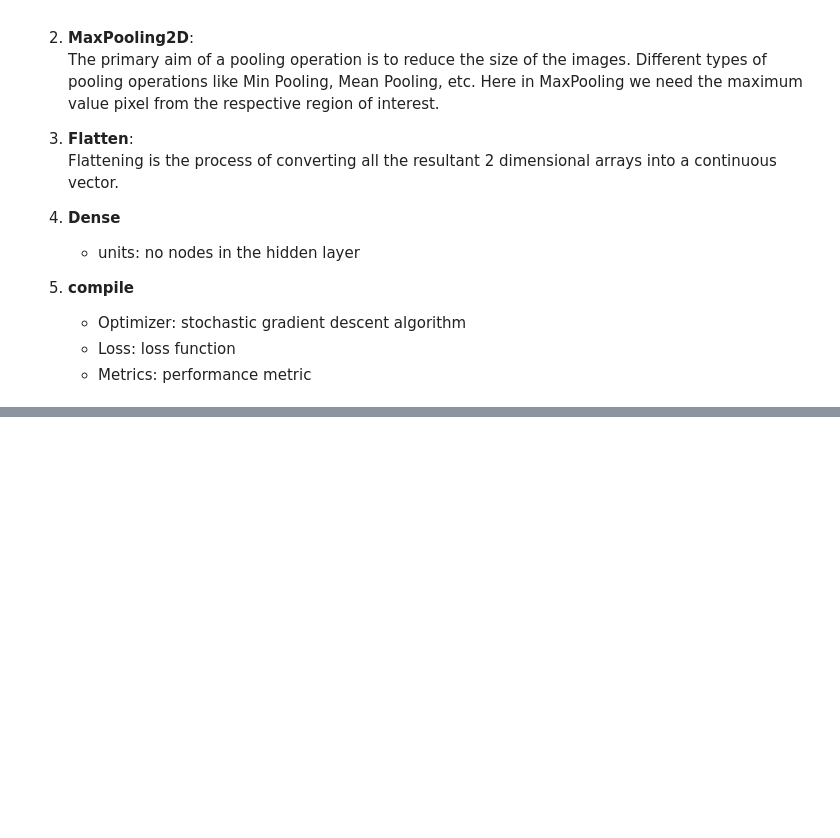
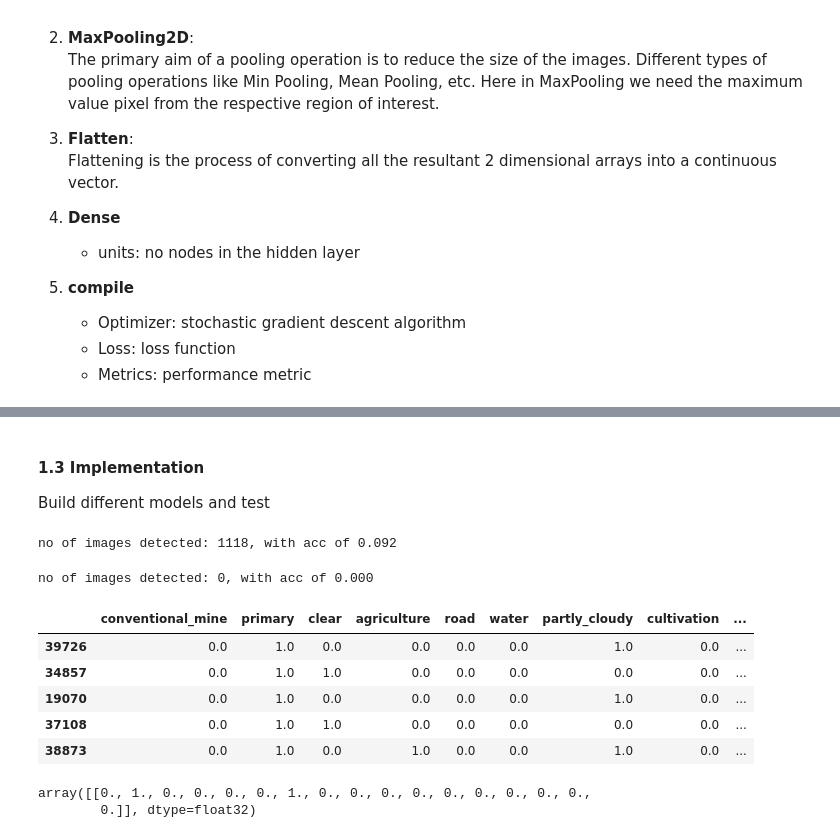
Before and after one commit to mumuxi15/02-Data-Science-Project, a Jupyter notebook: Multilabel image classification/Planet.ipynb, the cells around one changed output, grey strips where cells are left out. Cells and saved outputs as stored; diff of their text form; code cells hidden in the pictures; blank space fills up the shorter version.

Commit message:
update model

```diff
--- a/Multilabel image classification/Planet.ipynb
+++ b/Multilabel image classification/Planet.ipynb
@@ -357,0 +399,3 @@ model.add(Activation('softmax'))
+# %% [markdown]
+#### 1.3 Implementation
+Build different models and test
@@ -357,0 +410,22 @@ model.add(Activation('softmax'))
+# %%
+L = test_abs_accuracy(y_pred,y_test)
+# %% [output]
+no of images detected: 1118, with acc of 0.092
+# %%
+L2 = test_abs_accuracy(y_pred2,y_test)
+# %% [output]
+no of images detected: 0, with acc of 0.000
+# %%
+y_test[83:88]
+# %% [output]
+|  | conventional_mine | primary | clear | agriculture | road | water | partly_cloudy | cultivation | ... |
+| 39726 | 0.0 | 1.0 | 0.0 | 0.0 | 0.0 | 0.0 | 1.0 | 0.0 | ... |
+| 34857 | 0.0 | 1.0 | 1.0 | 0.0 | 0.0 | 0.0 | 0.0 | 0.0 | ... |
+| 19070 | 0.0 | 1.0 | 0.0 | 0.0 | 0.0 | 0.0 | 1.0 | 0.0 | ... |
+| 37108 | 0.0 | 1.0 | 1.0 | 0.0 | 0.0 | 0.0 | 0.0 | 0.0 | ... |
+| 38873 | 0.0 | 1.0 | 0.0 | 1.0 | 0.0 | 0.0 | 1.0 | 0.0 | ... |
+# %%
+y_pred[11:12]
+# %% [output]
+array([[0., 1., 0., 0., 0., 0., 1., 0., 0., 0., 0., 0., 0., 0., 0., 0.,
+        0.]], dtype=float32)
```
Also changed, not shown: parts of 16 cells of this notebook.
